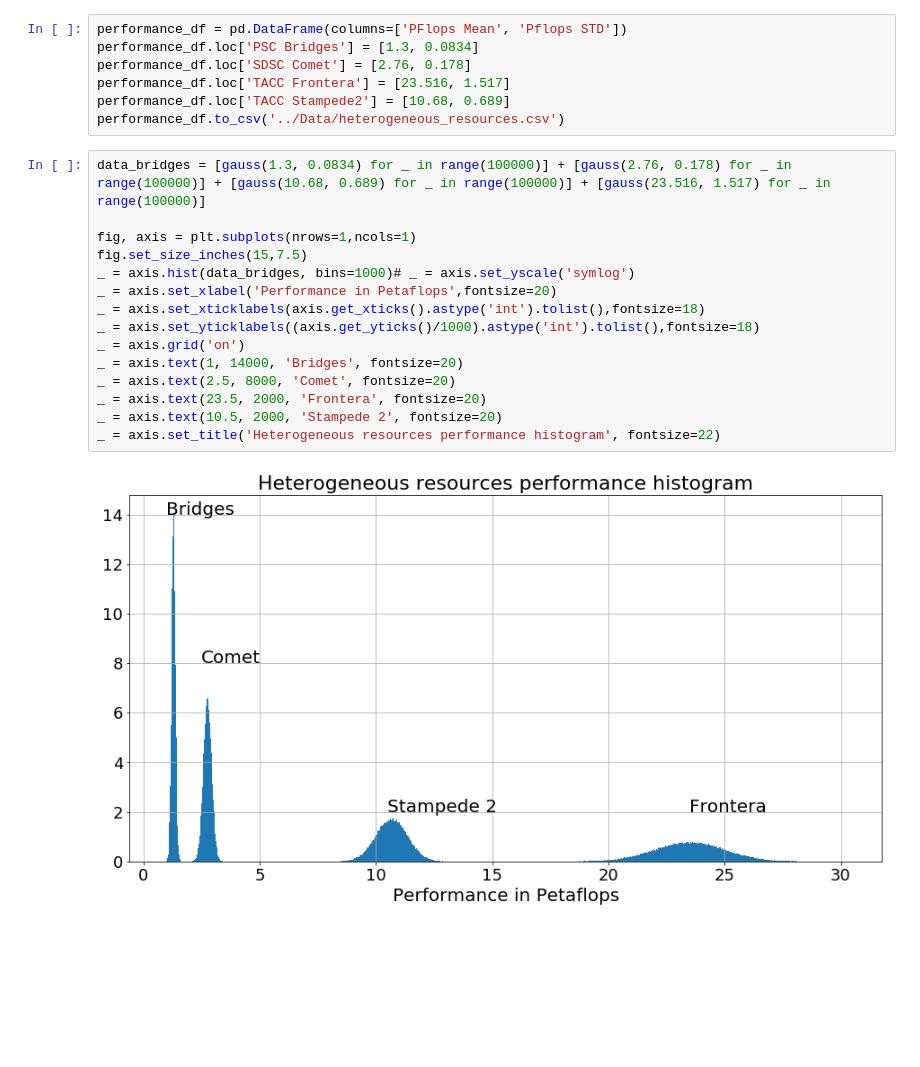
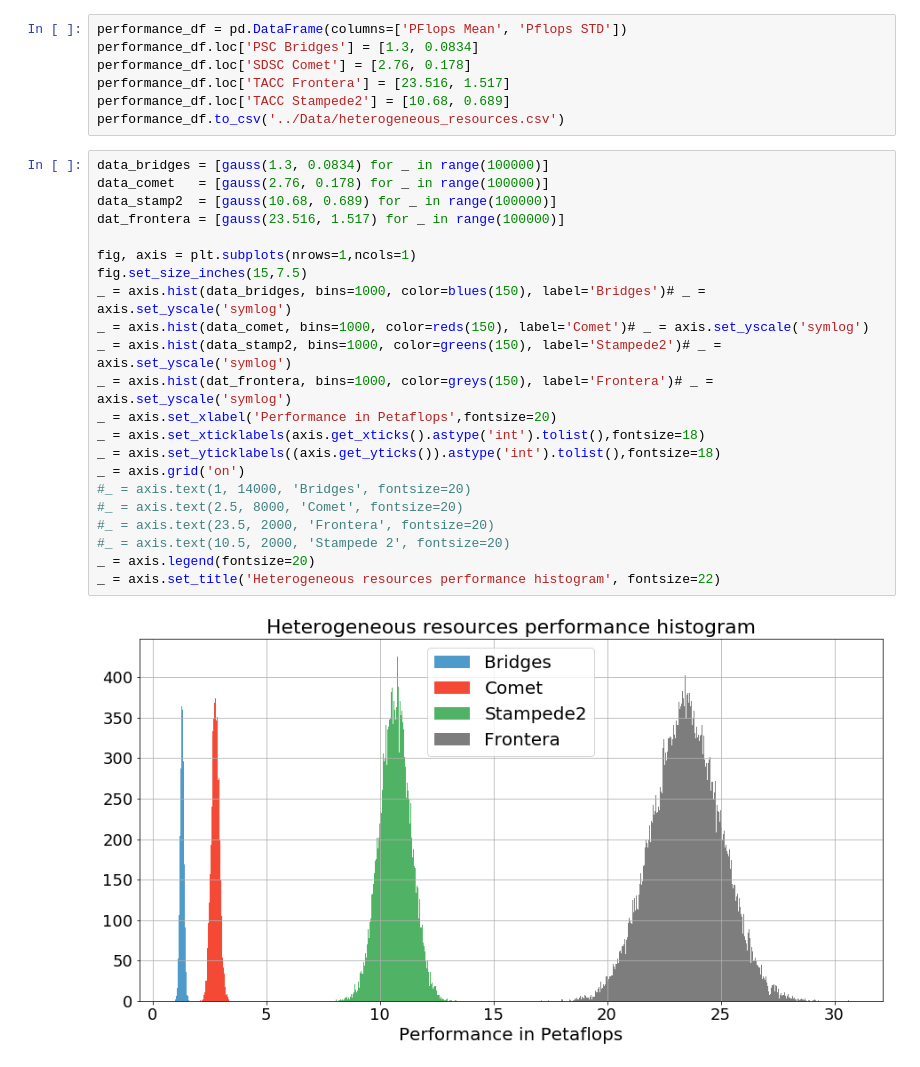
Before and after one commit to radical-experiments/campaign_manager, a Jupyter notebook: Notebooks/HeterogeneousResources.ipynb, the cells around one changed output. Saved outputs shown, nothing was run; the diff lists cells and outputs as text; blank space fills up the shorter version.

```diff
--- a/Notebooks/HeterogeneousResources.ipynb
+++ b/Notebooks/HeterogeneousResources.ipynb
@@ -27,19 +27,26 @@ performance_df.loc['TACC Frontera'] = [23.516, 1.517]
 performance_df.loc['TACC Stampede2'] = [10.68, 0.689]
 performance_df.to_csv('../Data/heterogeneous_resources.csv')
 # %%
-data_bridges = [gauss(1.3, 0.0834) for _ in range(100000)] + [gauss(2.76, 0.178) for _ in range(100000)] + [gauss(10.68, 0.689) for _ in range(100000)] + [gauss(23.516, 1.517) for _ in range(100000)]
+data_bridges = [gauss(1.3, 0.0834) for _ in range(100000)]
+data_comet   = [gauss(2.76, 0.178) for _ in range(100000)]
+data_stamp2  = [gauss(10.68, 0.689) for _ in range(100000)]
+dat_frontera = [gauss(23.516, 1.517) for _ in range(100000)]
 
 fig, axis = plt.subplots(nrows=1,ncols=1)
 fig.set_size_inches(15,7.5)
-_ = axis.hist(data_bridges, bins=1000)# _ = axis.set_yscale('symlog')
+_ = axis.hist(data_bridges, bins=1000, color=blues(150), label='Bridges')# _ = axis.set_yscale('symlog')
+_ = axis.hist(data_comet, bins=1000, color=reds(150), label='Comet')# _ = axis.set_yscale('symlog')
+_ = axis.hist(data_stamp2, bins=1000, color=greens(150), label='Stampede2')# _ = axis.set_yscale('symlog')
+_ = axis.hist(dat_frontera, bins=1000, color=greys(150), label='Frontera')# _ = axis.set_yscale('symlog')
 _ = axis.set_xlabel('Performance in Petaflops',fontsize=20)
 _ = axis.set_xticklabels(axis.get_xticks().astype('int').tolist(),fontsize=18)
-_ = axis.set_yticklabels((axis.get_yticks()/1000).astype('int').tolist(),fontsize=18)
+_ = axis.set_yticklabels((axis.get_yticks()).astype('int').tolist(),fontsize=18)
 _ = axis.grid('on')
-_ = axis.text(1, 14000, 'Bridges', fontsize=20)
-_ = axis.text(2.5, 8000, 'Comet', fontsize=20)
-_ = axis.text(23.5, 2000, 'Frontera', fontsize=20)
-_ = axis.text(10.5, 2000, 'Stampede 2', fontsize=20)
+#_ = axis.text(1, 14000, 'Bridges', fontsize=20)
+#_ = axis.text(2.5, 8000, 'Comet', fontsize=20)
+#_ = axis.text(23.5, 2000, 'Frontera', fontsize=20)
+#_ = axis.text(10.5, 2000, 'Stampede 2', fontsize=20)
+_ = axis.legend(fontsize=20)
 _ = axis.set_title('Heterogeneous resources performance histogram', fontsize=22)
 # %% [output]
-[figure, old version]
+[figure, new version]
```
Also changed, not shown: 1 other file.
